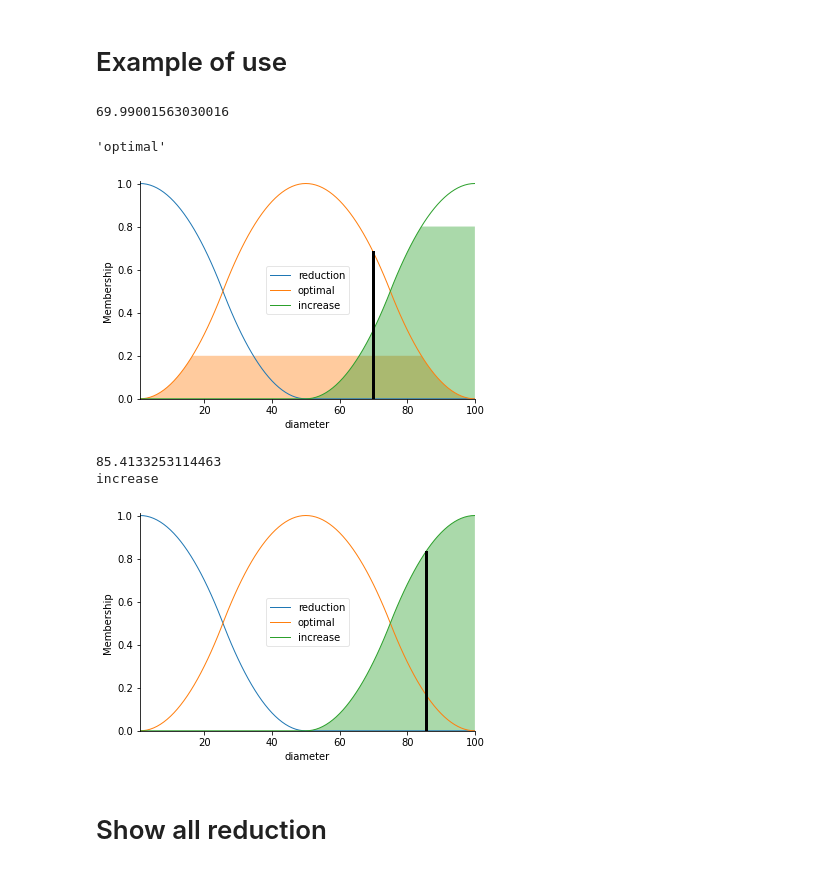
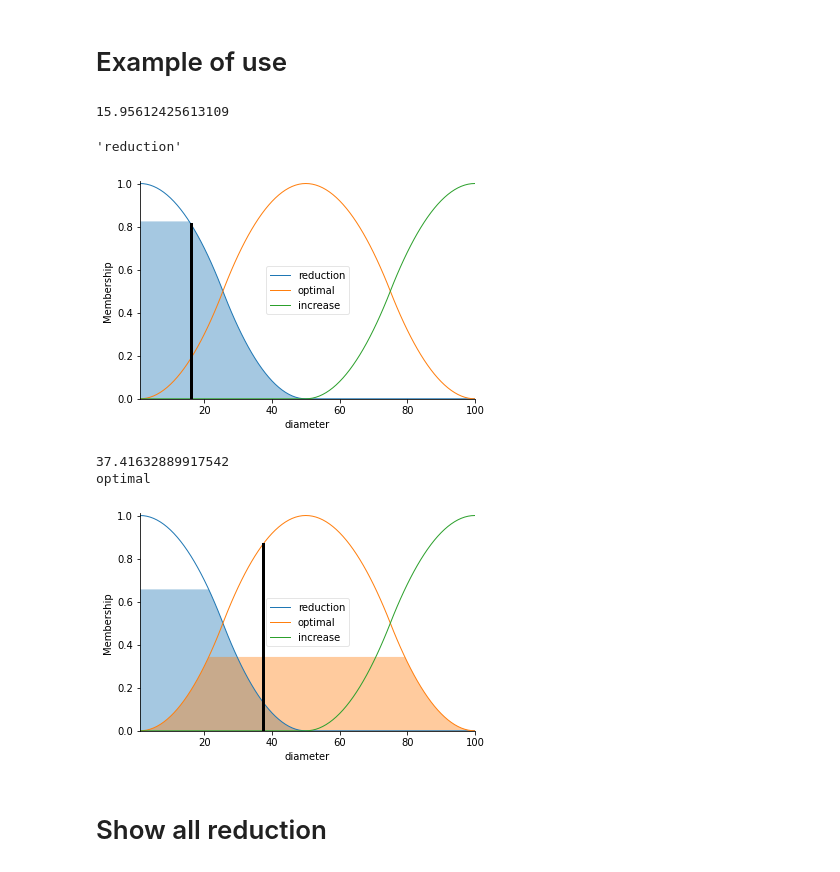
Before and after one commit to BuczynskiRafal/pipe_calculations, a Jupyter notebook: fizzy.ipynb, the cells around one changed output. Saved outputs shown, nothing was run; the diff lists cells and outputs as text; code cells hidden in the pictures.

```diff
--- a/fizzy.ipynb
+++ b/fizzy.ipynb
@@ -393,33 +392,32 @@ df.head(19)
 # %% [markdown]
 # Example of use
 # %%
-diameters.input['slope'] = 194.339623
-diameters.input['velocity'] = 3.142397
+diameters.input['slope'] = 2.21
+diameters.input['velocity'] = 0.74
 
 diameters.compute()
 print(diameters.output['diameter'])
-# RESULT = diameters.output['diameter']
 diameter.view(sim=diameters)
 
 get_populate(diameters.output['diameter'])
 # %% [output]
-69.99001563030016
+15.95612425613109
-'optimal'
+'reduction'
-[figure, old version]
+[figure, new version]
 # %%
-diameters.input['slope'] = 230
-diameters.input['velocity'] = 5
+diameters.input['slope'] = 50.56
+diameters.input['velocity'] = 2.15
 
 diameters.compute()
 result = diameters.output['diameter']
 print(result)
 diameter.view(sim=diameters)
 
 print(get_populate(result))
 # %% [output]
-85.4133253114463
-increase
+37.41632889917542
+optimal
-[figure, old version]
+[figure, new version]
 # %% [markdown]
 # Show all reduction
 # %%
```
Also changed, not shown: parts of 4 cells of this notebook.
